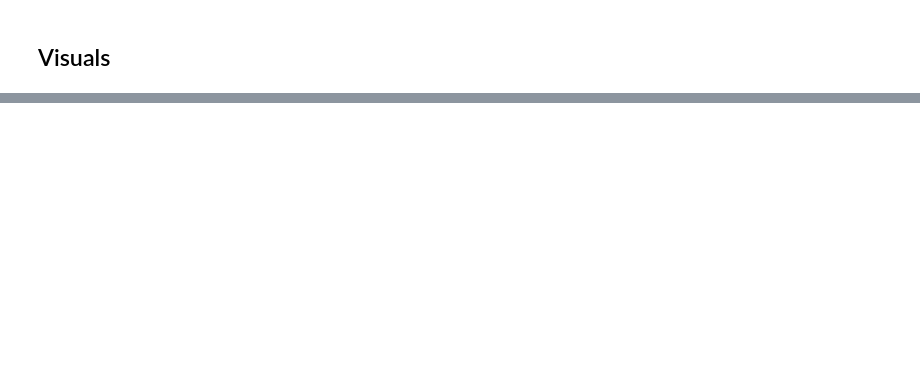
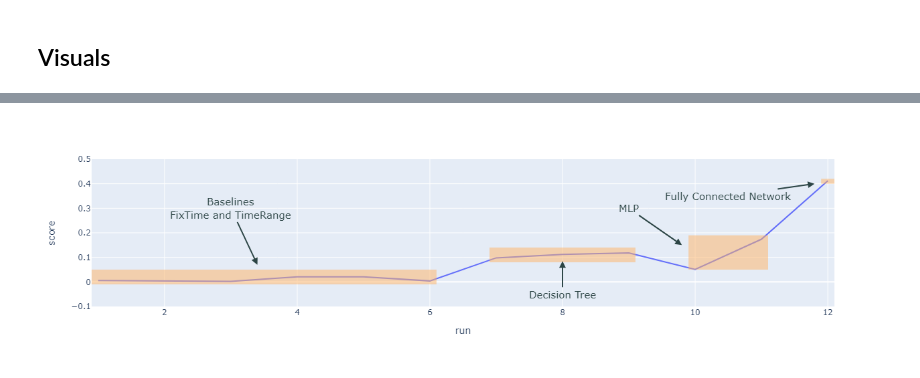
Before and after one commit to Timon0/ai-challenge-neural-nappers, a Jupyter notebook: notebooks/kaggle/kaggle-submissions.ipynb, the cells around one changed output, grey strips where cells are left out. Saved outputs shown, nothing was run; the diff lists cells and outputs as text; code cells hidden in the pictures; blank space fills up the shorter version.

Commit message:
Add fcn to kaggle-graphic

```diff
--- a/notebooks/kaggle/kaggle-submissions.ipynb
+++ b/notebooks/kaggle/kaggle-submissions.ipynb
@@ -24,11 +25,11 @@ runs
 # %%
 fig = px.line(runs, x="run", y="score")
 
-fig.update_layout(yaxis_range=[-0.1,0.2])
+fig.update_layout(yaxis_range=[-0.1,0.5])
 
 # Baseline
 fig.add_shape(type="rect",
-    x0=0.9, y0=-0.005, x1=6.1, y1=0.03,
+    x0=0.9, y0=-0.01, x1=6.1, y1=0.05,
     fillcolor="#FFB366",
     opacity=0.5,
     line_width=0
@@ -36,7 +37,7 @@ fig.add_shape(type="rect",
 
 # Decision-Tree
 fig.add_shape(type="rect",
-    x0=6.9, y0=0.09, x1=9.1, y1=0.125,
+    x0=6.9, y0=0.08, x1=9.1, y1=0.14,
     fillcolor="#FFB366",
     opacity=0.5,
     line_width=0
@@ -44,7 +45,15 @@ fig.add_shape(type="rect",
 
 # MLP
 fig.add_shape(type="rect",
-    x0=9.9, y0=0.04, x1=11.1, y1=0.18,
+    x0=9.9, y0=0.05, x1=11.1, y1=0.19,
+    fillcolor="#FFB366",
+    opacity=0.5,
+    line_width=0
+)
+
+# FCN
+fig.add_shape(type="rect",
+    x0=11.9, y0=0.4, x1=12.1, y1=0.42,
     fillcolor="#FFB366",
     opacity=0.5,
     line_width=0
@@ -53,7 +62,7 @@ fig.add_shape(type="rect",
 
 anno_baseline = {
     'x': 3.4, # end of the arrow
-    'y': 0.032,
+    'y': 0.07,
     'xref': 'x',
     'yref': 'y',
     'text': 'Baselines<br />FixTime and TimeRange',
@@ -63,7 +72,7 @@ anno_baseline = {
     'arrowwidth': 2,
     'arrowcolor': '#2C4545',
     'ax': 3, # start of the arrow / text position
-    'ay': 0.08,
+    'ay': 0.3,
     'axref': 'x',
     'ayref': 'y'
 }
@@ -81,7 +90,7 @@ anno_decision_tree = {
     'arrowwidth': 2,
     'arrowcolor': '#2C4545',
     'ax': 8, # start of the arrow / text position
-    'ay': 0.05,
+    'ay': -0.05,
     'axref': 'x',
     'ayref': 'y'
 }
@@ -98,7 +107,25 @@ anno_mlp = {
     'arrowwidth': 2,
     'arrowcolor': '#2C4545',
     'ax': 9, # start of the arrow / text position
-    'ay': 0.15,
+    'ay': 0.3,
+    'axref': 'x',
+    'ayref': 'y'
+}
+
+
+anno_fcn = {
+    'x': 11.8, # end of the arrow
+    'y': 0.4,
+    'xref': 'x',
+    'yref': 'y',
+    'text': 'Fully Connected Network',
+    'font': {'size': 15, 'color': '#2C4545'},
+    'arrowhead': 2,
+    'arrowsize': 1,
+    'arrowwidth': 2,
+    'arrowcolor': '#2C4545',
+    'ax': 10.5, # start of the arrow / text position
+    'ay': 0.35,
     'axref': 'x',
     'ayref': 'y'
 }
@@ -106,6 +133,7 @@ anno_mlp = {
 fig.add_annotation(anno_baseline)
 fig.add_annotation(anno_decision_tree)
 fig.add_annotation(anno_mlp)
+fig.add_annotation(anno_fcn)
 
 fig.show()
 # %% [output]
@@ -112,0 +140 @@ fig.show()
+[figure, added]
```
Also changed, not shown: parts of 2 cells of this notebook, 1 other file.
